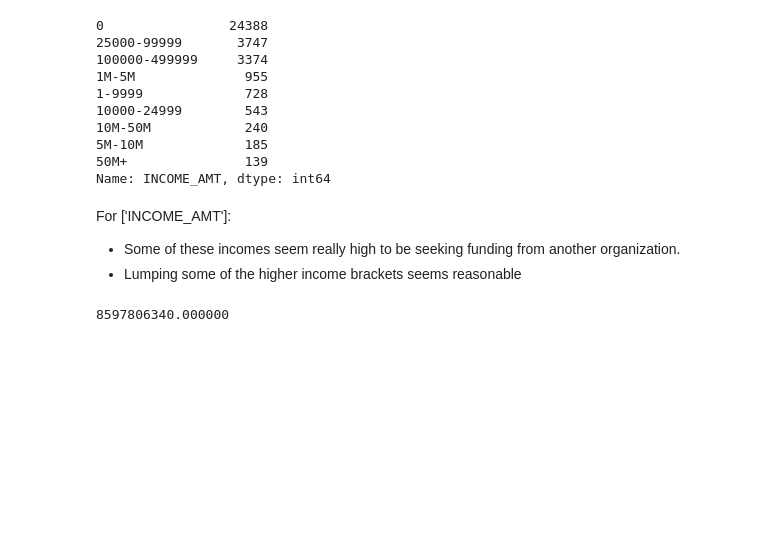
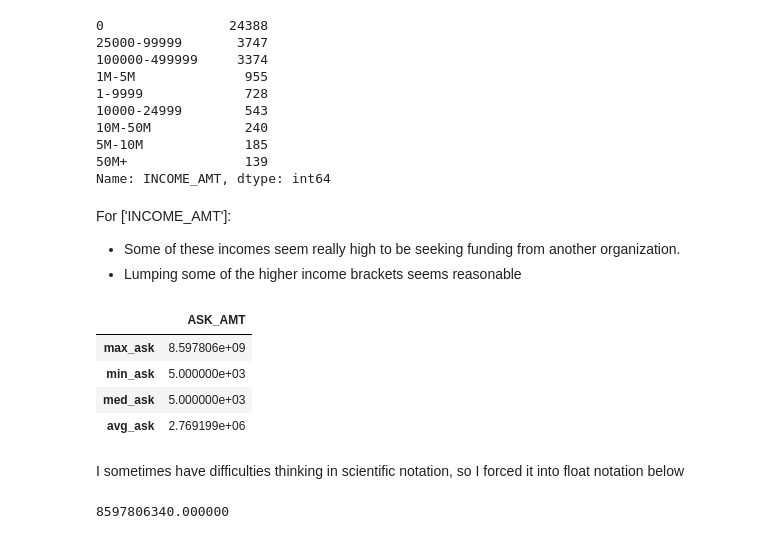
Before and after one commit to juliemcbaker/alphabet_optimization, a Jupyter notebook: AlphabetSoupCharity_Optimization.ipynb, the cells around one changed output. Drawn from its saved outputs; the diff is of its cells as text; code cells hidden in the pictures; blank space fills up the shorter version.

```diff
--- a/AlphabetSoupCharity_Optimization.ipynb
+++ b/AlphabetSoupCharity_Optimization.ipynb
@@ -656,6 +656,22 @@ Name: INCOME_AMT, dtype: int64
 For ['INCOME_AMT']:
 * Some of these incomes seem really high to be seeking funding from another organization.
 * Lumping some of the higher income brackets seems reasonable
+# %%
+ask_info = app_df_3.agg(
+    max_ask=pd.NamedAgg(column='ASK_AMT', aggfunc=max),
+    min_ask=pd.NamedAgg(column='ASK_AMT', aggfunc=min),
+    med_ask=pd.NamedAgg(column='ASK_AMT', aggfunc='median'),
+    avg_ask=pd.NamedAgg(column='ASK_AMT', aggfunc='mean')
+)
+ask_info
+# %% [output]
+|  | ASK_AMT |
+| max_ask | 8.597806e+09 |
+| min_ask | 5.000000e+03 |
+| med_ask | 5.000000e+03 |
+| avg_ask | 2.769199e+06 |
+# %% [markdown]
+I sometimes have difficulties thinking in scientific notation, so I forced it into float notation below
 # %%
 # looking at ask amounts
 asking_max = app_df_3['ASK_AMT'].max()
```
Also changed, not shown: parts of 3 cells of this notebook.
